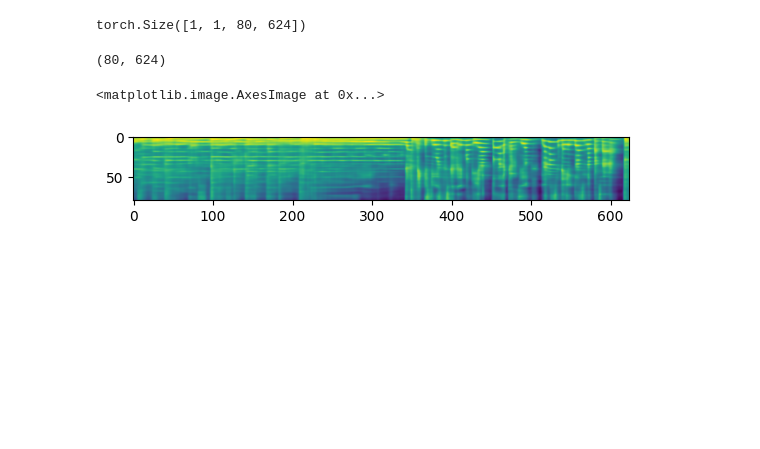
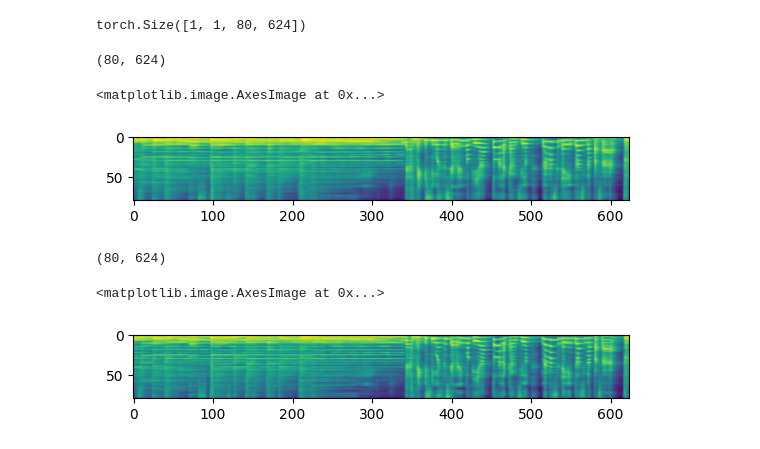
Before and after one commit to HeCheng0625/AUDIT_v2, a Jupyter notebook: test_vae.ipynb, the cells around one changed output. Cells and saved outputs as stored; diff of their text form; code cells hidden in the pictures; blank space fills up the shorter version.

```diff
--- a/test_vae.ipynb
+++ b/test_vae.ipynb
@@ -16,7 +16,7 @@ plt.imshow(test_mel)
 <matplotlib.image.AxesImage at 0x...>
 [figure]
 # %%
-vae = AutoencoderKL.from_pretrained("/blob/v-yuancwang/AudioEditingModel/VAE_GAN/checkpoint-20000/vae")
+vae = AutoencoderKL.from_pretrained("/blob/v-yuancwang/AudioEditingModel/VAE_GAN/checkpoint-50000/vae")
 vae.requires_grad_(False)
 # %%
 test_mel_tensor = np.expand_dims(np.expand_dims(test_mel, 0), 0)
@@ -38,7 +38,7 @@ plt.imshow(vae_res)
 <matplotlib.image.AxesImage at 0x...>
 [figure]
 # %%
-vae = AutoencoderKL.from_pretrained("/blob/v-yuancwang/AUDITPLUS/VAEGAN_2/checkpoint-20000")
+vae = AutoencoderKL.from_pretrained("/blob/v-yuancwang/AUDITPLUS/VAEGAN_5/checkpoint-32000")
 vae.requires_grad_(False)
 # %%
 test_mel_tensor = np.expand_dims(np.expand_dims(test_mel, 0), 0)
@@ -59,3 +59,11 @@ plt.imshow(vae_res)
 (80, 624)
 <matplotlib.image.AxesImage at 0x...>
 [figure]
+# %%
+vae_res = vae_output[0][0].numpy()
+print(vae_res.shape)
+plt.imshow(vae_res)
+# %% [output]
+(80, 624)
+<matplotlib.image.AxesImage at 0x...>
+[figure, added]
```
Also changed, not shown: 2 other files.
